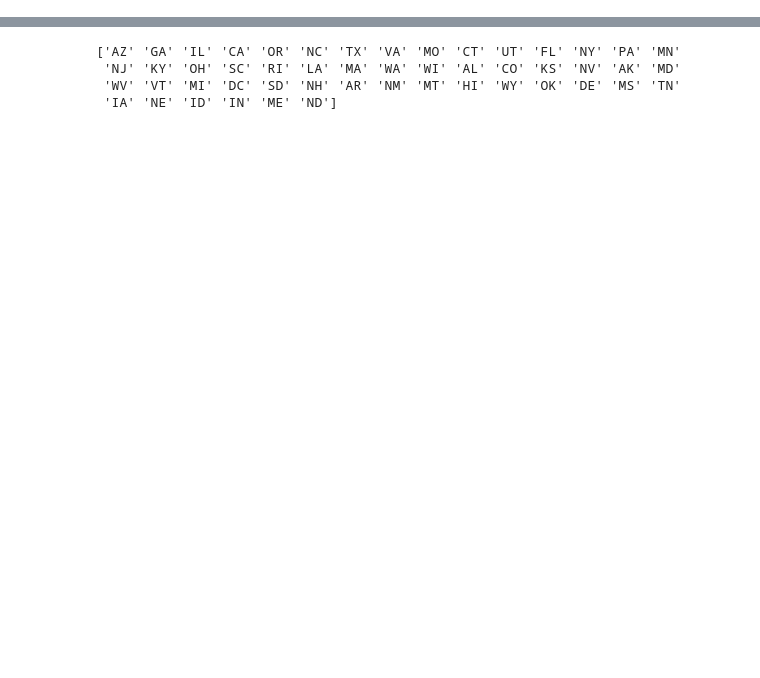
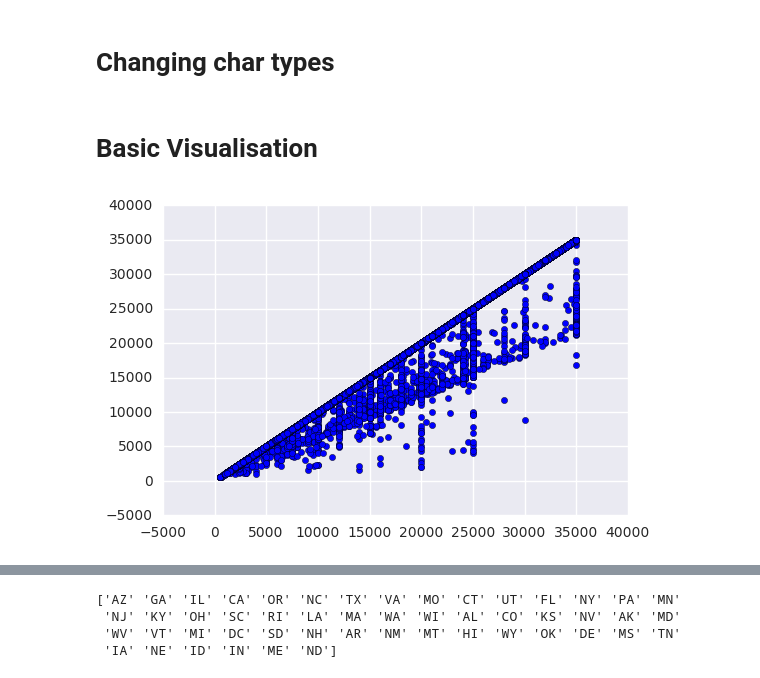
Before and after one commit to HarshitGautam/DataAnalytics, a Jupyter notebook: lending club.ipynb, the cells around one changed output, grey strips where cells are left out. Cells and saved outputs as stored; diff of their text form; code cells hidden in the pictures; blank space fills up the shorter version.

```diff
--- a/lending club.ipynb
+++ b/lending club.ipynb
@@ -4,0 +40,17 @@ df = pd.read_csv('C:/Users/hgsgautam/Desktop/Python/lending-club-loan-data/loan.
+# %% [markdown]
+# Changing char types
+# %%
+df.grade = pd.Categorical(df.grade)
+df.loan_amnt = np.float64(df.loan_amnt)
+df.annual_inc = np.float64(df.annual_inc)
+df.int_rate = np.float64(df.int_rate)
+df.total_rec_late_fee = np.float64(df.total_rec_late_fee)
+df.dti = np.float64(df.dti)
+# %% [markdown]
+# Basic Visualisation
+# %%
+plt.scatter(df.loan_amnt,df.funded_amnt)
+
+plt.show()
+# %% [output]
+[figure, added]
```
Also changed, not shown: parts of 29 cells of this notebook, 4 other files.
